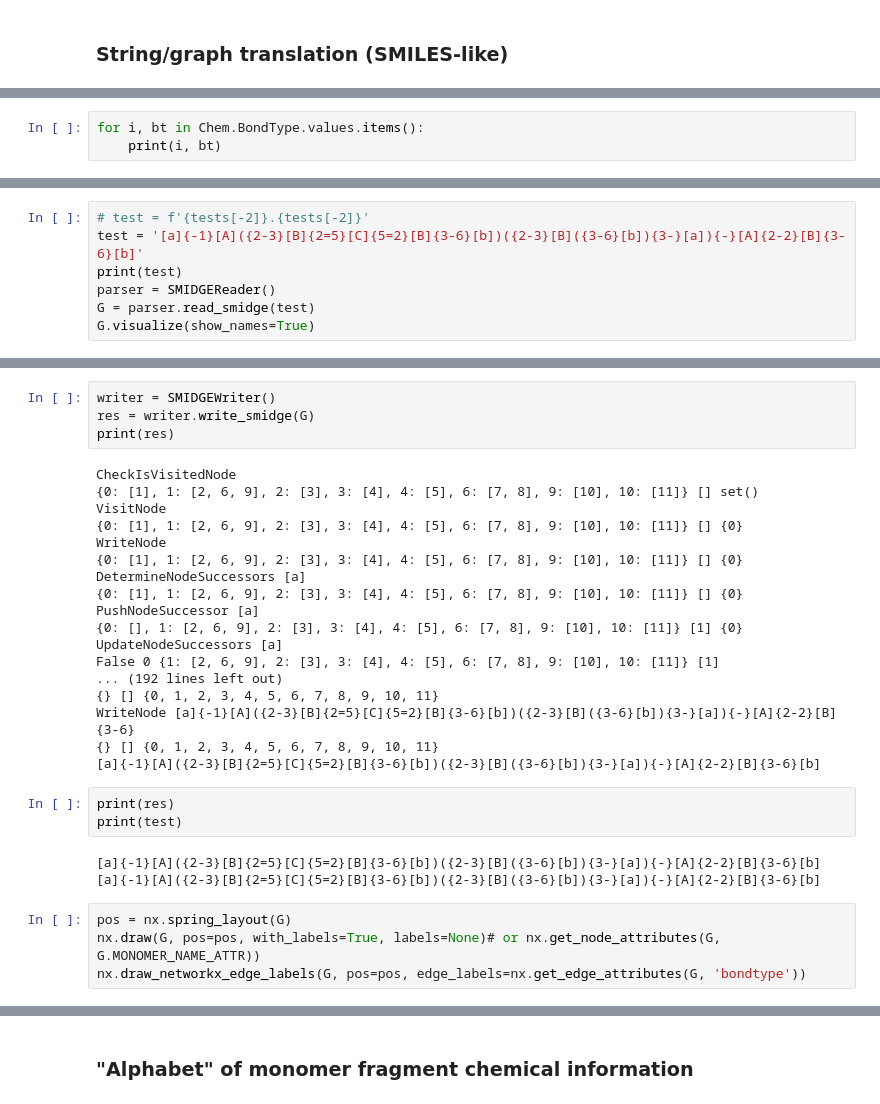
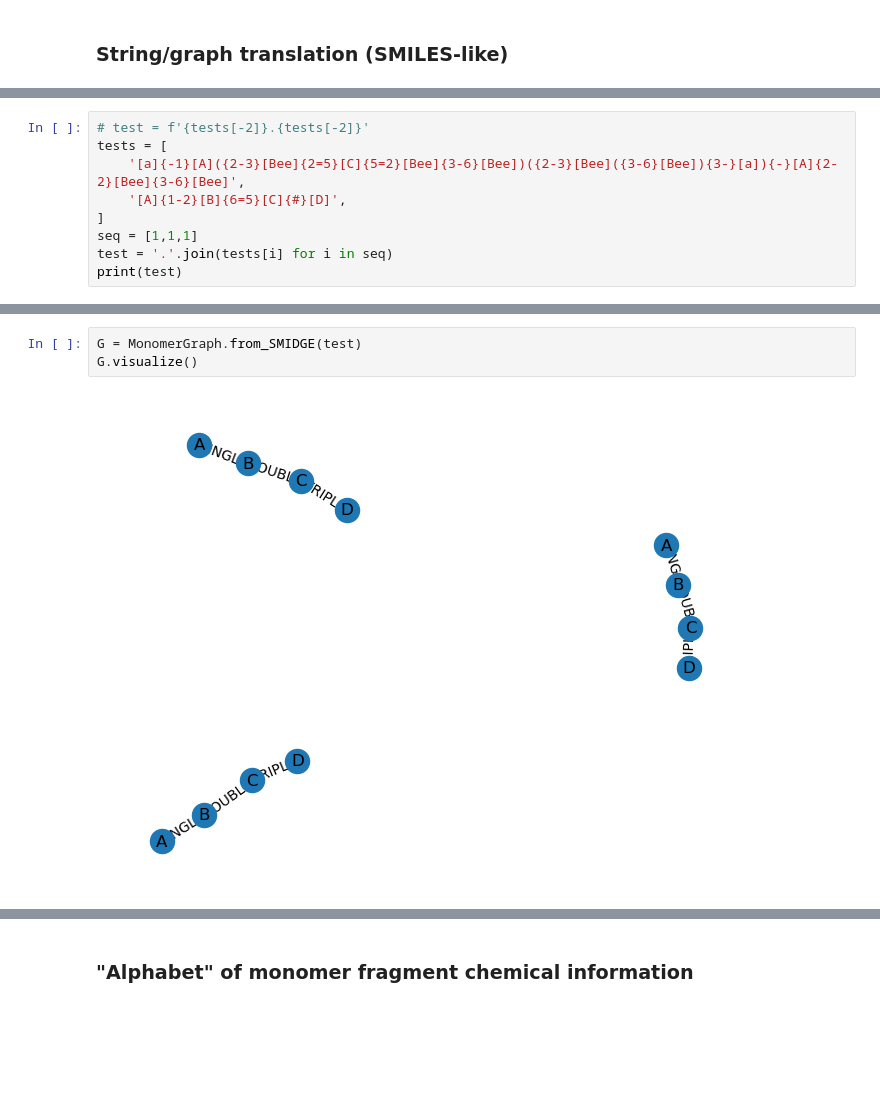
Before and after one commit to timbernat/polymer_workbench, a Jupyter notebook: new_feature_dev.ipynb, the cells around one changed output, grey strips where cells are left out. Drawn from its saved outputs; the diff is of its cells as text; blank space fills up the shorter version.

```diff
--- a/new_feature_dev.ipynb
+++ b/new_feature_dev.ipynb
@@ -232,3 +16,0 @@ nx.draw(H, with_labels=True, labels=nx.get_node_attributes(H, H.MONOMER_NAME_ATT
-# %%
-for i, bt in Chem.BondType.values.items():
-    print(i, bt)
@@ -426,7 +21,9 @@ class SMIDGEReader:
 # %%
 # test = f'{tests[-2]}.{tests[-2]}'
-test = '[a]{-1}[A]({2-3}[B]{2=5}[C]{5=2}[B]{3-6}[b])({2-3}[B]({3-6}[b]){3-}[a]){-}[A]{2-2}[B]{3-6}[b]'
+tests = [
+    '[a]{-1}[A]({2-3}[Bee]{2=5}[C]{5=2}[Bee]{3-6}[Bee])({2-3}[Bee]({3-6}[Bee]){3-}[a]){-}[A]{2-2}[Bee]{3-6}[Bee]',
+    '[A]{1-2}[B]{6=5}[C]{#}[D]',
+]
+seq = [1,1,1]
+test = '.'.join(tests[i] for i in seq)
 print(test)
-parser = SMIDGEReader()
-G = parser.read_smidge(test)
-G.visualize(show_names=True)
@@ -603,33 +32,6 @@ class SMIDGEWriter:
-# %%
-writer = SMIDGEWriter()
-res = writer.write_smidge(G)
-print(res)
-# %% [output]
-CheckIsVisitedNode
-{0: [1], 1: [2, 6, 9], 2: [3], 3: [4], 4: [5], 6: [7, 8], 9: [10], 10: [11]} [] set()
-VisitNode
-{0: [1], 1: [2, 6, 9], 2: [3], 3: [4], 4: [5], 6: [7, 8], 9: [10], 10: [11]} [] {0}
-WriteNode
-{0: [1], 1: [2, 6, 9], 2: [3], 3: [4], 4: [5], 6: [7, 8], 9: [10], 10: [11]} [] {0}
-DetermineNodeSuccessors [a]
-{0: [1], 1: [2, 6, 9], 2: [3], 3: [4], 4: [5], 6: [7, 8], 9: [10], 10: [11]} [] {0}
-PushNodeSuccessor [a]
-{0: [], 1: [2, 6, 9], 2: [3], 3: [4], 4: [5], 6: [7, 8], 9: [10], 10: [11]} [1] {0}
-UpdateNodeSuccessors [a]
-False 0 {1: [2, 6, 9], 2: [3], 3: [4], 4: [5], 6: [7, 8], 9: [10], 10: [11]} [1]
-... (192 lines left out)
-{} [] {0, 1, 2, 3, 4, 5, 6, 7, 8, 9, 10, 11}
-WriteNode [a]{-1}[A]({2-3}[B]{2=5}[C]{5=2}[B]{3-6}[b])({2-3}[B]({3-6}[b]){3-}[a]){-}[A]{2-2}[B]{3-6}
-{} [] {0, 1, 2, 3, 4, 5, 6, 7, 8, 9, 10, 11}
-[a]{-1}[A]({2-3}[B]{2=5}[C]{5=2}[B]{3-6}[b])({2-3}[B]({3-6}[b]){3-}[a]){-}[A]{2-2}[B]{3-6}[b]
-# %%
-print(res)
-print(test)
-# %% [output]
-[a]{-1}[A]({2-3}[B]{2=5}[C]{5=2}[B]{3-6}[b])({2-3}[B]({3-6}[b]){3-}[a]){-}[A]{2-2}[B]{3-6}[b]
-[a]{-1}[A]({2-3}[B]{2=5}[C]{5=2}[B]{3-6}[b])({2-3}[B]({3-6}[b]){3-}[a]){-}[A]{2-2}[B]{3-6}[b]
-# %%
-pos = nx.spring_layout(G)
-nx.draw(G, pos=pos, with_labels=True, labels=None)# or nx.get_node_attributes(G, G.MONOMER_NAME_ATTR))
-nx.draw_networkx_edge_labels(G, pos=pos, edge_labels=nx.get_edge_attributes(G, 'bondtype'))
+# %%
+G = MonomerGraph.from_SMIDGE(test)
+G.visualize()
+# %% [output]
+[figure, added]
 # %%
```
Also changed, not shown: parts of 15 cells of this notebook.
